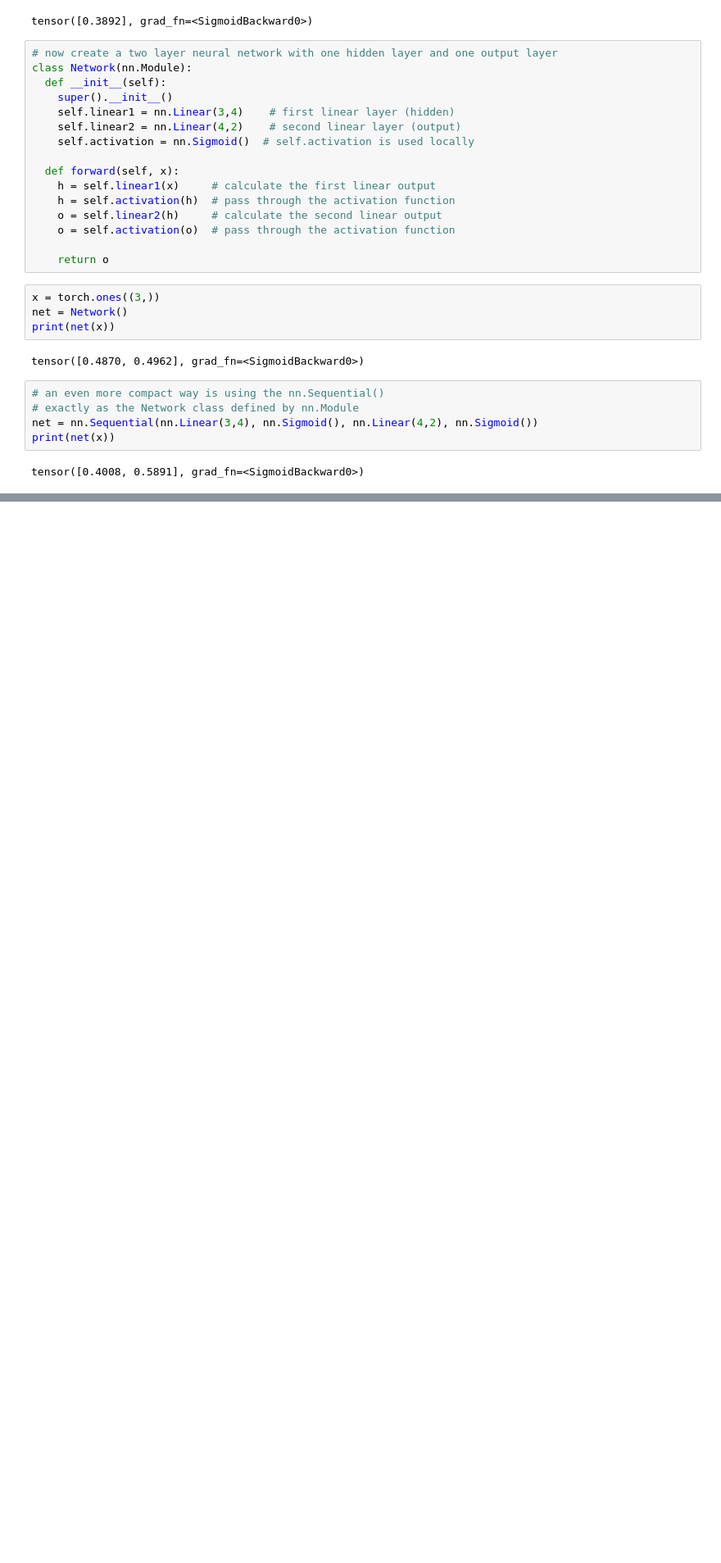
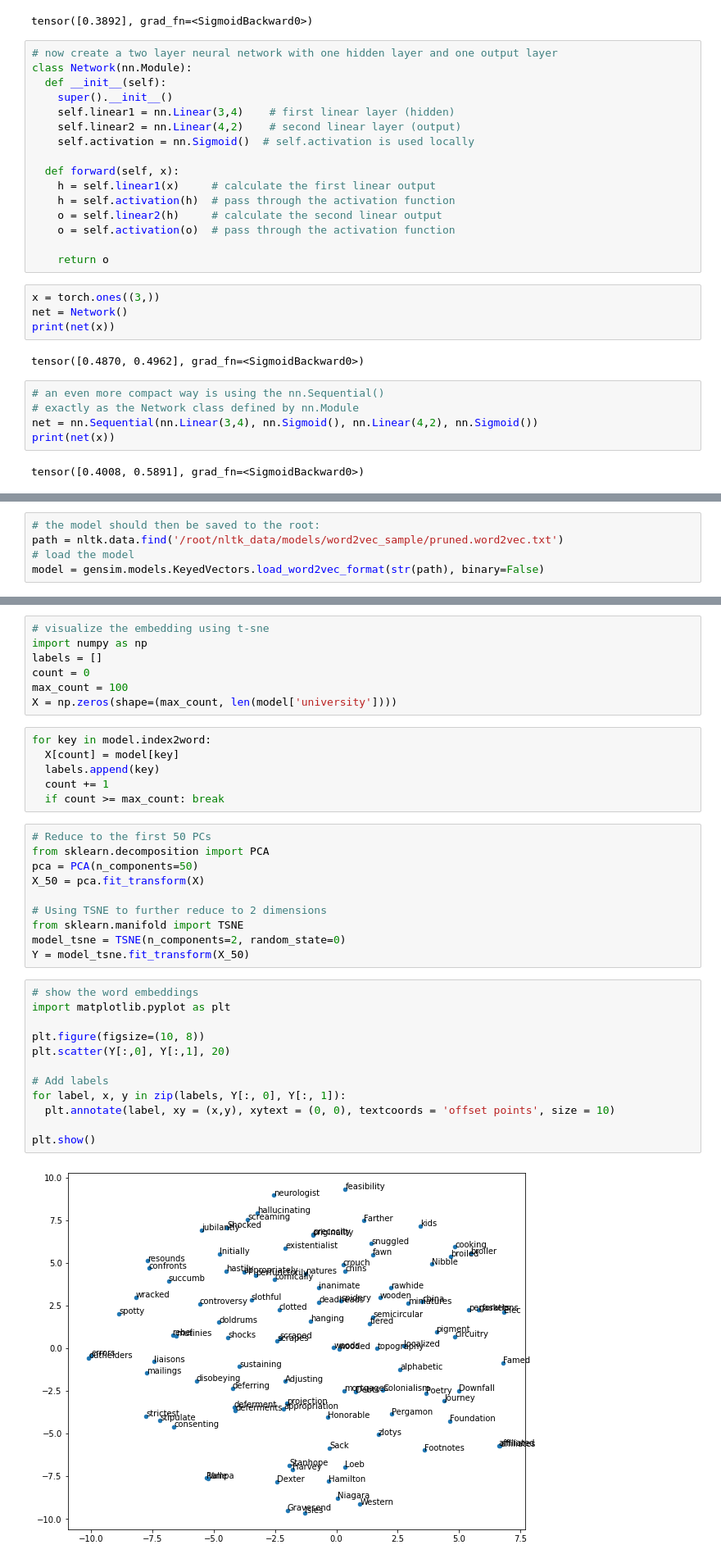
Before and after one commit to yisiszhang/AdvancedPython, a Jupyter notebook: colab/Lecture5.ipynb, the cells around one changed output, grey strips where cells are left out. Shown at 82% size. Cells and saved outputs as stored; diff of their text form; blank space fills up the shorter version.

```diff
--- a/colab/Lecture5.ipynb
+++ b/colab/Lecture5.ipynb
@@ -305,0 +327,5 @@ print(thetas[-1])
+# %%
+# the model should then be saved to the root:
+path = nltk.data.find('/root/nltk_data/models/word2vec_sample/pruned.word2vec.txt')
+# load the model
+model = gensim.models.KeyedVectors.load_word2vec_format(str(path), binary=False)
@@ -305,0 +344,37 @@ print(thetas[-1])
+# %%
+# visualize the embedding using t-sne
+import numpy as np
+labels = []
+count = 0
+max_count = 100
+X = np.zeros(shape=(max_count, len(model['university'])))
+# %%
+for key in model.index2word:
+  X[count] = model[key]
+  labels.append(key)
+  count += 1
+  if count >= max_count: break
+# %%
+# Reduce to the first 50 PCs
+from sklearn.decomposition import PCA
+pca = PCA(n_components=50)
+X_50 = pca.fit_transform(X)
+
+# Using TSNE to further reduce to 2 dimensions
+from sklearn.manifold import TSNE
+model_tsne = TSNE(n_components=2, random_state=0)
+Y = model_tsne.fit_transform(X_50)
+# %%
+# show the word embeddings
+import matplotlib.pyplot as plt
+
+plt.figure(figsize=(10, 8))
+plt.scatter(Y[:,0], Y[:,1], 20)
+
+# Add labels
+for label, x, y in zip(labels, Y[:, 0], Y[:, 1]):
+  plt.annotate(label, xy = (x,y), xytext = (0, 0), textcoords = 'offset points', size = 10)
+
+plt.show()
+# %% [output]
+[figure, added]
```
Also changed, not shown: parts of 10 cells of this notebook.
